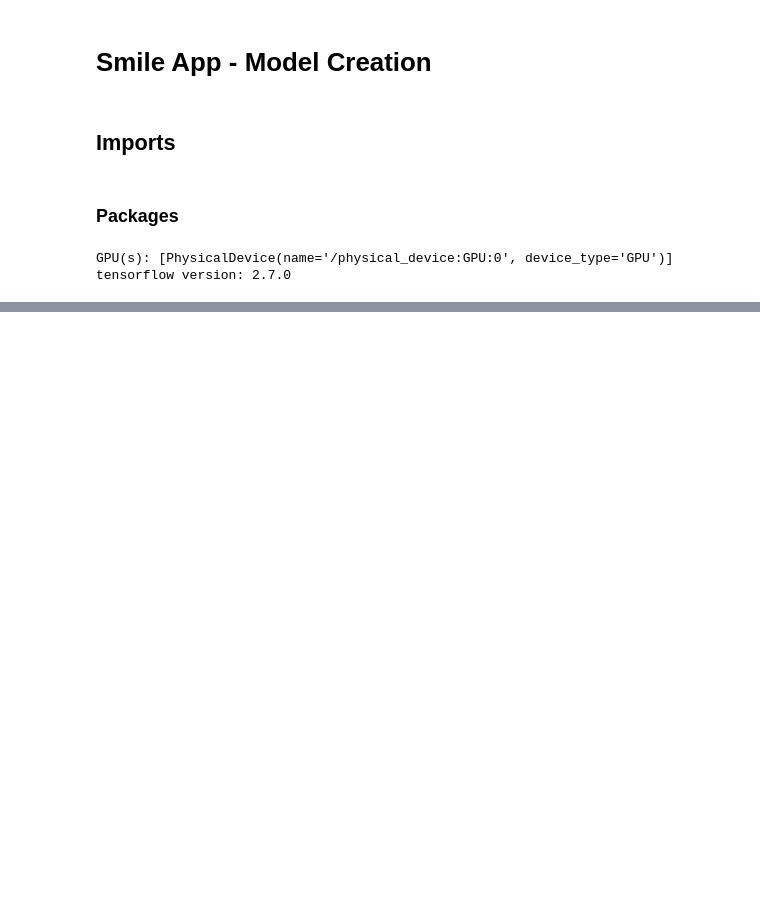
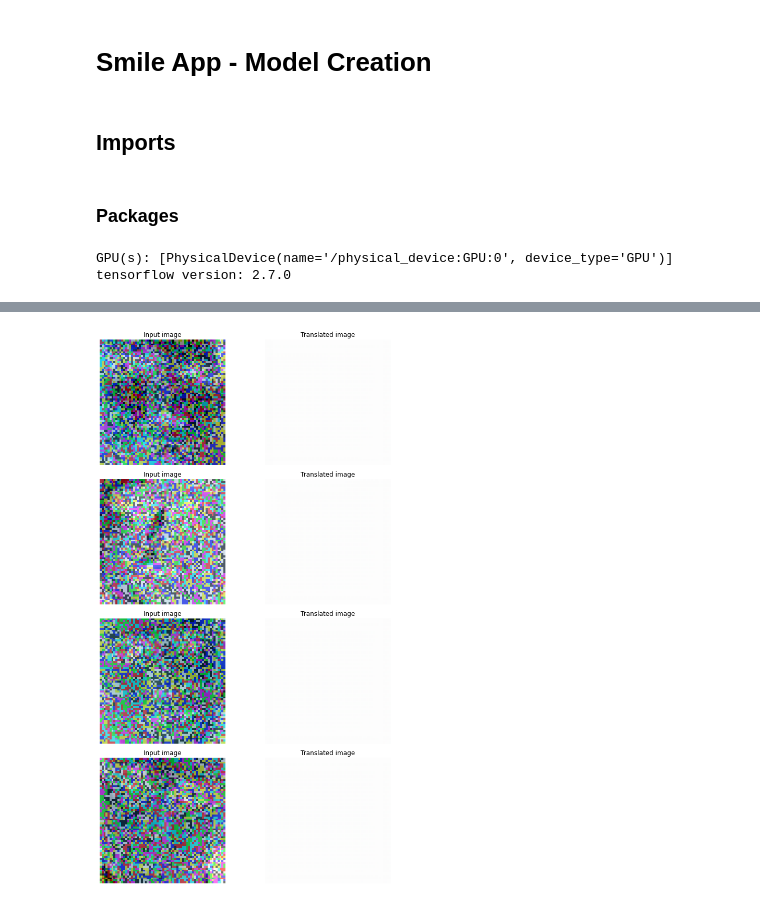
Before and after one commit to marcociav/smile-app, a Jupyter notebook: model-creation/model_creation.ipynb, the cells around one changed output, grey strips where cells are left out. Saved outputs shown, nothing was run; the diff lists cells and outputs as text; code cells hidden in the pictures; blank space fills up the shorter version.

Commit message:
Created first model, bunch of mistakes

```diff
--- a/model-creation/model_creation.ipynb
+++ b/model-creation/model_creation.ipynb
@@ -84,0 +45,18 @@ all_labels = smile_labels + non_smile_labels
+# %%
+smile_ds = image_dataset_from_directory(
+    smile_path,
+    labels=None,
+    color_mode='rgb',
+    batch_size=batch_size,
+    image_size=(w, h),
+    seed=42
+)
+
+non_smile_ds = image_dataset_from_directory(
+    non_smile_path,
+    labels=None,
+    color_mode='rgb',
+    batch_size=batch_size,
+    image_size=(w, h),
+    seed=42
+)
@@ -84,0 +93,8 @@ all_labels = smile_labels + non_smile_labels
+# %%
+# Get the generators
+gen_G = get_resnet_generator(name="generator_G")
+gen_F = get_resnet_generator(name="generator_F")
+
+# Get the discriminators
+disc_X = get_discriminator(name="discriminator_X")
+disc_Y = get_discriminator(name="discriminator_Y")
@@ -85 +149,22 @@ all_labels = smile_labels + non_smile_labels
+# %%
+_, ax = plt.subplots(4, 2, figsize=(10, 15))
+for i, img in enumerate(non_smile_ds.take(4)):
+    prediction = cycle_gan_model.gen_G(img, training=False)[0].numpy()
+    prediction = (prediction * 127.5 + 127.5).astype(np.uint8)
+    img = (img[0] * 127.5 + 127.5).numpy().astype(np.uint8)
+
+    ax[i, 0].imshow(img)
+    ax[i, 1].imshow(prediction)
+    ax[i, 0].set_title("Input image")
+    ax[i, 0].set_title("Input image")
+    ax[i, 1].set_title("Translated image")
+    ax[i, 0].axis("off")
+    ax[i, 1].axis("off")
+
+    prediction = keras.preprocessing.image.array_to_img(prediction)
+    prediction.save("predicted_img_{i}.png".format(i=i))
+plt.tight_layout()
+plt.show()
+# %% [output]
+[figure, added]
 # %%
```
Also changed, not shown: parts of 23 cells of this notebook.
